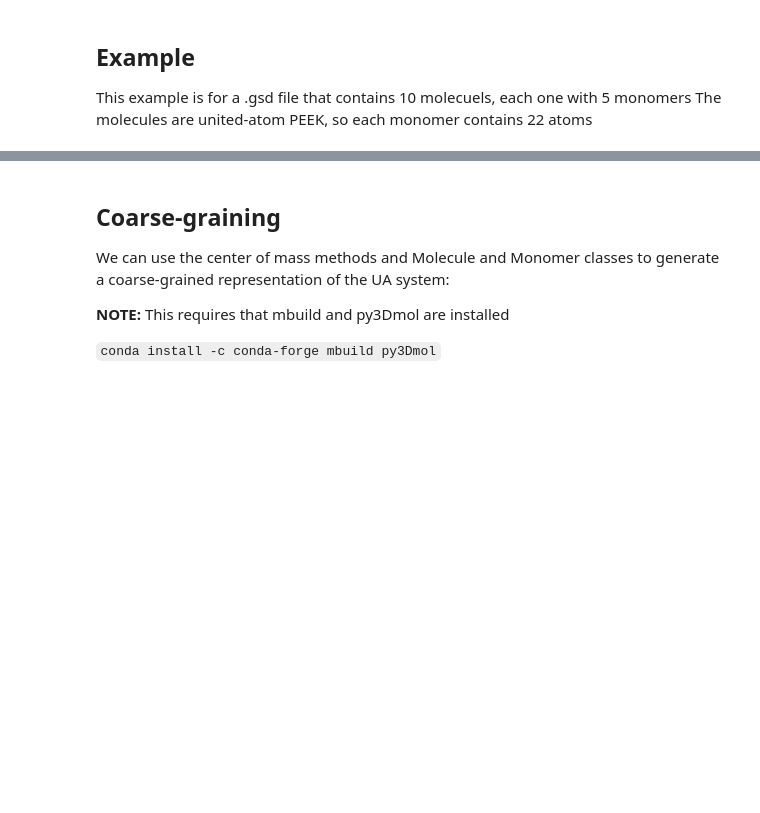
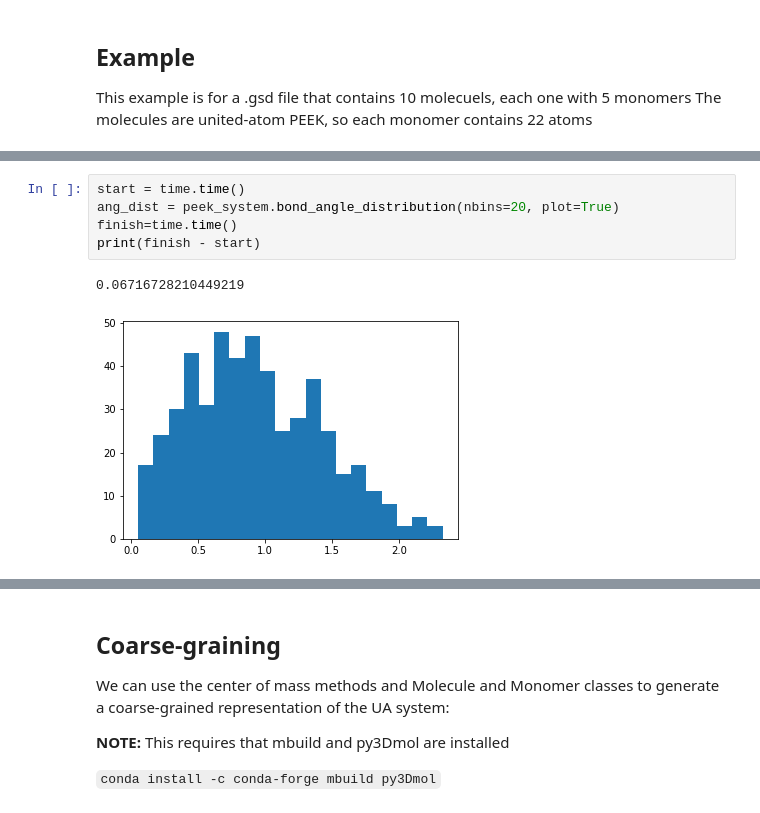
Before and after one commit to cmelab/cmeutils, a Jupyter notebook: cmeutils/tutorials/cmeutils-polymer.ipynb, the cells around one changed output, grey strips where cells are left out. Saved outputs shown, nothing was run; the diff lists cells and outputs as text; blank space fills up the shorter version.

```diff
--- a/cmeutils/tutorials/cmeutils-polymer.ipynb
+++ b/cmeutils/tutorials/cmeutils-polymer.ipynb
@@ -14,0 +27,8 @@ peek_system = polymer.System(gsd_file=gsdfile, atoms_per_monomer=22)
+# %%
+start = time.time()
+ang_dist = peek_system.bond_angle_distribution(nbins=20, plot=True)
+finish=time.time()
+print(finish - start)
+# %% [output]
+0.06716728210449219
+[figure, added]
```
Also changed, not shown: parts of 23 cells of this notebook.
